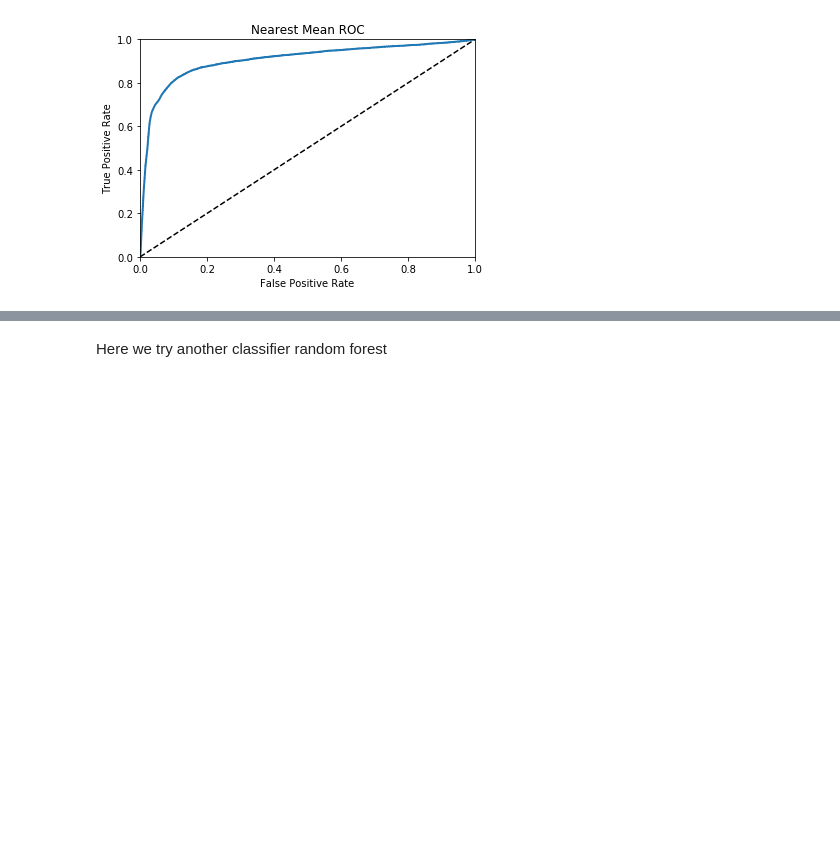
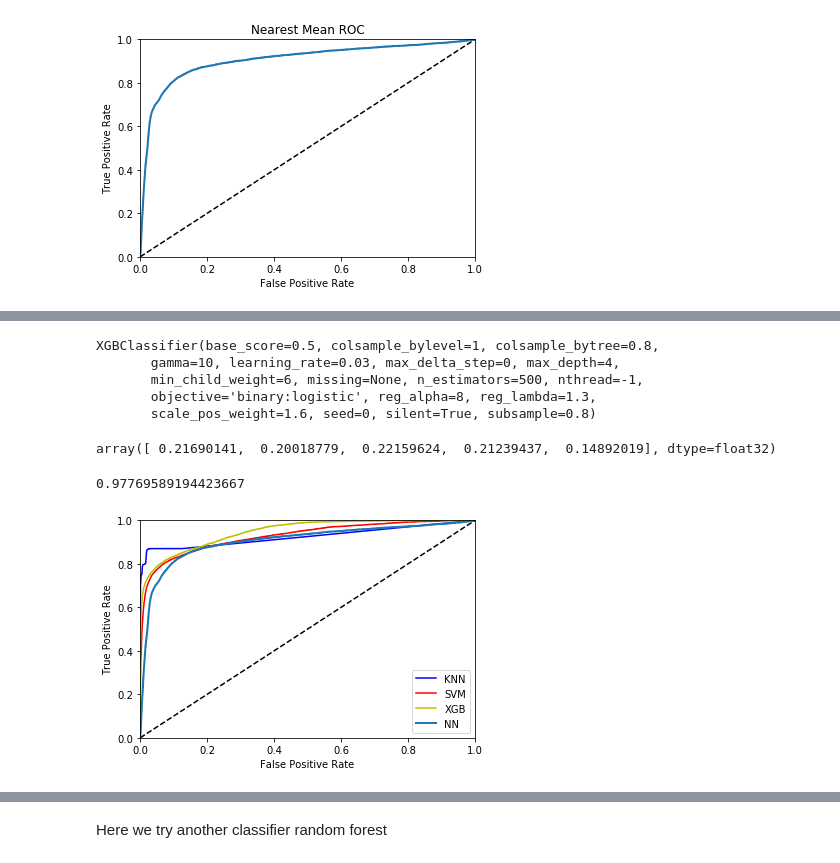
Before and after one commit to yushinliu/lab, a Jupyter notebook: task_1_version_1/Task1.ipynb, the cells around one changed output, grey strips where cells are left out. Drawn from its saved outputs; the diff is of its cells as text; code cells hidden in the pictures; blank space fills up the shorter version.

```diff
--- a/task_1_version_1/Task1.ipynb
+++ b/task_1_version_1/Task1.ipynb
@@ -1004,0 +1051,4 @@ accuracy_score(y_train_select,y_pred)
+# %%
+y_score_svm=svm_clf.decision_function(X_val)
+# %%
+fp_svm,tp_svm,thresholds_svm=roc_curve(y_val,y_score_svm,pos_label=2)
@@ -1004,0 +1057,21 @@ accuracy_score(y_train_select,y_pred)
+# %%
+xgb_clf=XGBClassifier(  n_estimators=500,
+                        max_depth=4,
+                        objective="binary:logistic",
+                        learning_rate=0.03,
+                        subsample=.8,
+                        min_child_weight=6,
+                        colsample_bytree=.8,
+                        scale_pos_weight=1.6,
+                        gamma=10,
+                        reg_alpha=8,
+                        reg_lambda=1.3
+                     )
+# %%
+xgb_clf.fit(X_train,y_train)
+# %% [output]
+XGBClassifier(base_score=0.5, colsample_bylevel=1, colsample_bytree=0.8,
+       gamma=10, learning_rate=0.03, max_delta_step=0, max_depth=4,
+       min_child_weight=6, missing=None, n_estimators=500, nthread=-1,
+       objective='binary:logistic', reg_alpha=8, reg_lambda=1.3,
+       scale_pos_weight=1.6, seed=0, silent=True, subsample=0.8)
@@ -1004,0 +1080,18 @@ accuracy_score(y_train_select,y_pred)
+# %%
+xgb_clf.feature_importances_
+# %% [output]
+array([ 0.21690141,  0.20018779,  0.22159624,  0.21239437,  0.14892019], dtype=float32)
+# %%
+f1_score(y_val,y_pred)
+# %% [output]
+0.97769589194423667
+# %%
+fp_xgb,tp_xgb,thresholds_xgb=roc_curve(y_val,xgb_clf.predict_proba(X_val)[:,1],pos_label=2)
+plt.plot(fp_knn,tp_knn,"b-",label="KNN")
+plt.plot(fp_svm,tp_svm,"r-",label="SVM")
+plt.plot(fp_xgb,tp_xgb,"y-",label="XGB")
+plot_roc_curve(fp_nn,tp_nn,label='NN')
+plt.legend()
+plt.show()
+# %% [output]
+[figure, added]
```
Also changed, not shown: parts of 50 cells of this notebook, 3 other files.
